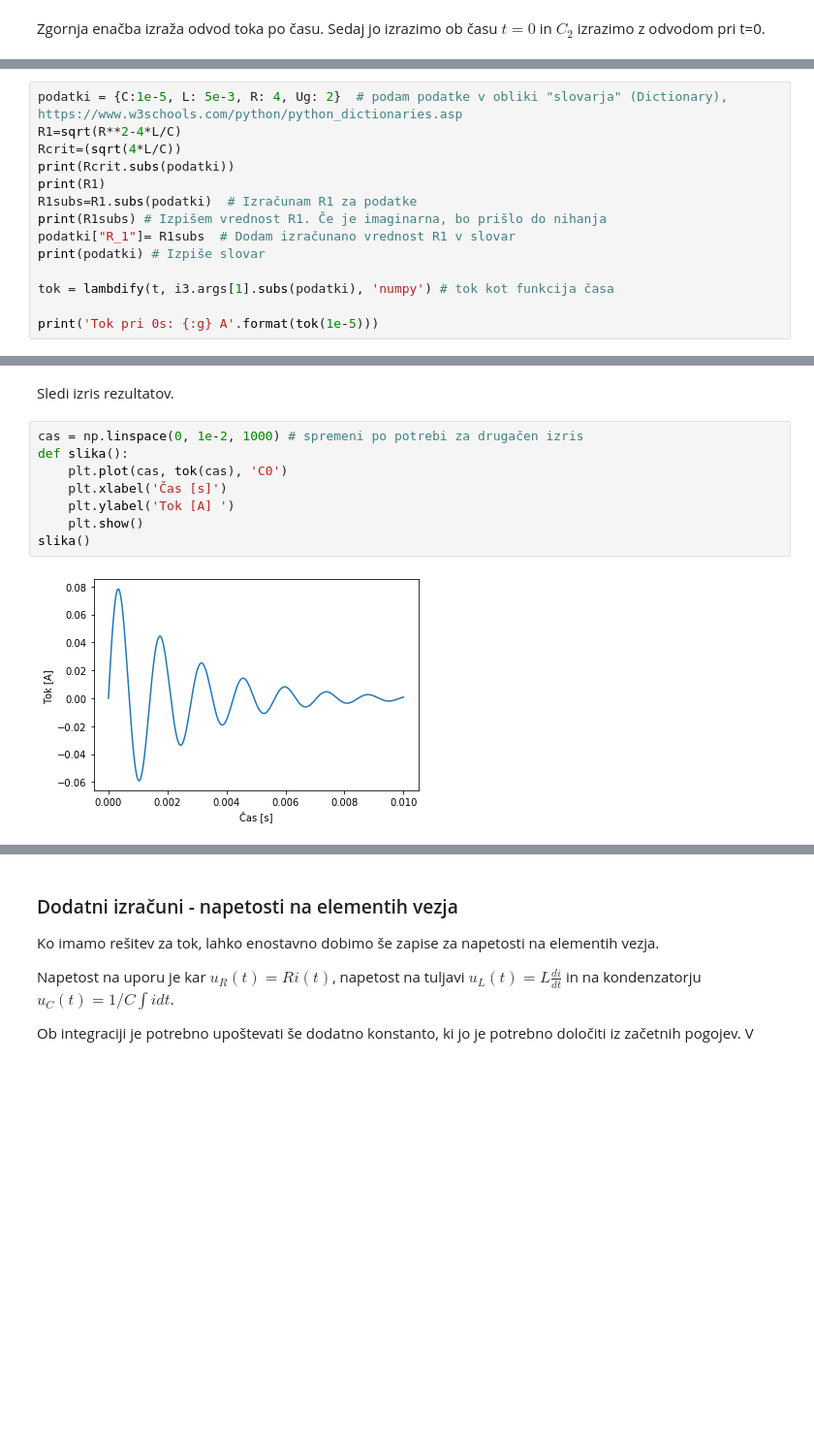
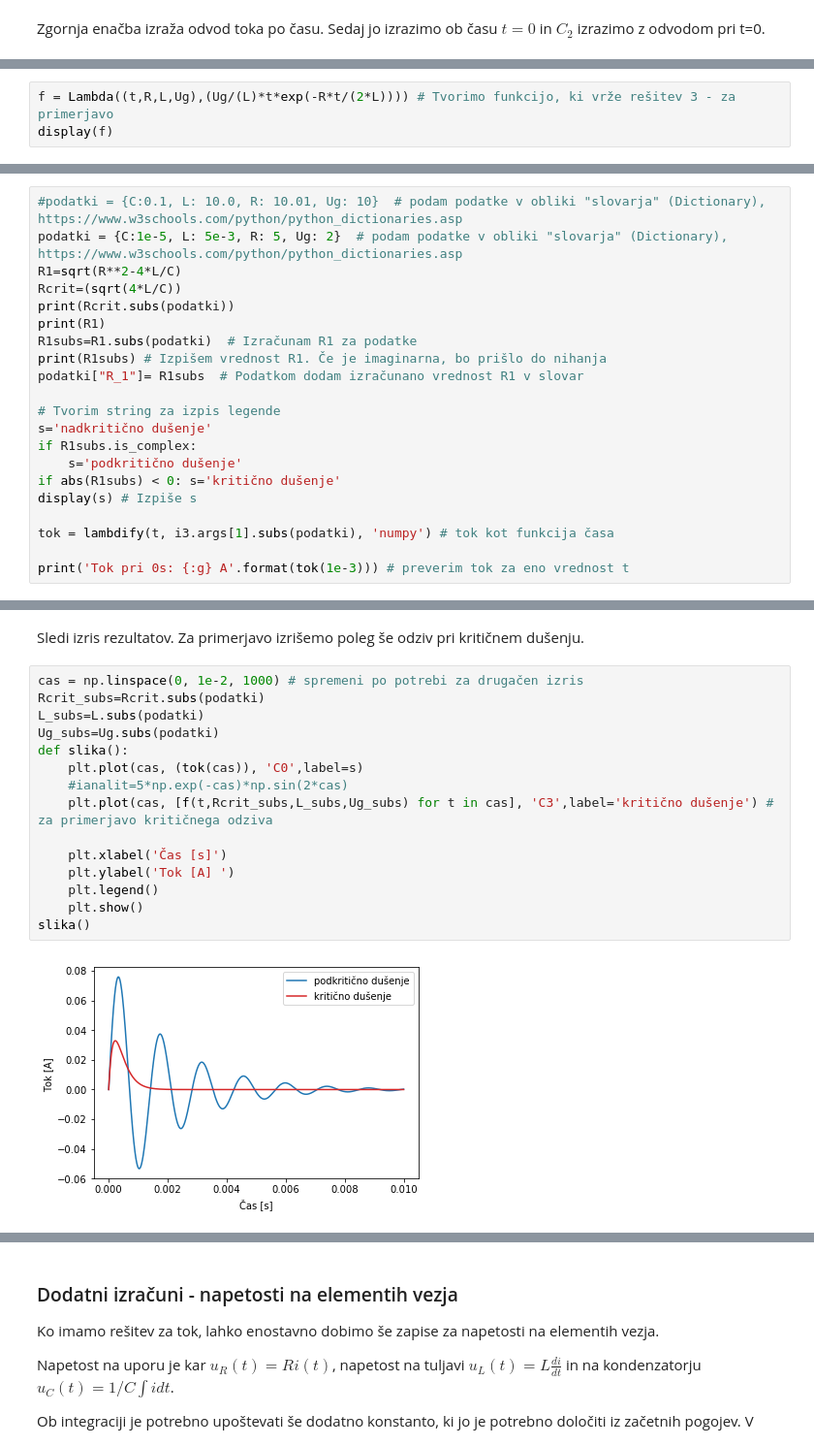
Before and after one commit to osnove/Dodatno, a Jupyter notebook: Primer_diff_enacbe_analiticno-numericno_RLC.ipynb, the cells around one changed output, grey strips where cells are left out. Shown: that part at 97% size. Saved outputs shown, nothing was run; the diff lists cells and outputs as text; blank space fills up the shorter version.

```diff
--- a/Primer_diff_enacbe_analiticno-numericno_RLC.ipynb
+++ b/Primer_diff_enacbe_analiticno-numericno_RLC.ipynb
@@ -105,0 +119,3 @@ simplify(i3)
+# %%
+f = Lambda((t,R,L,Ug),(Ug/(L)*t*exp(-R*t/(2*L)))) # Tvorimo funkcijo, ki vrže rešitev 3 - za primerjavo
+display(f)
@@ -110,17 +128,24 @@ Pripravimo podatke za izračune in izris. Za to uporabimo funkcijo $lambdify$, k
 # %%
-podatki = {C:1e-5, L: 5e-3, R: 4, Ug: 2}  # podam podatke v obliki "slovarja" (Dictionary), https://www.w3schools.com/python/python_dictionaries.asp
+#podatki = {C:0.1, L: 10.0, R: 10.01, Ug: 10}  # podam podatke v obliki "slovarja" (Dictionary), https://www.w3schools.com/python/python_dictionaries.asp
+podatki = {C:1e-5, L: 5e-3, R: 5, Ug: 2}  # podam podatke v obliki "slovarja" (Dictionary), https://www.w3schools.com/python/python_dictionaries.asp
 R1=sqrt(R**2-4*L/C)
 Rcrit=(sqrt(4*L/C))
 print(Rcrit.subs(podatki))
 print(R1)
 R1subs=R1.subs(podatki)  # Izračunam R1 za podatke
 print(R1subs) # Izpišem vrednost R1. Če je imaginarna, bo prišlo do nihanja
-podatki["R_1"]= R1subs  # Dodam izračunano vrednost R1 v slovar
-print(podatki) # Izpiše slovar
+podatki["R_1"]= R1subs  # Podatkom dodam izračunano vrednost R1 v slovar
+
+# Tvorim string za izpis legende
+s='nadkritično dušenje'
+if R1subs.is_complex:
+    s='podkritično dušenje'
+if abs(R1subs) < 0: s='kritično dušenje'
+display(s) # Izpiše s
 
 tok = lambdify(t, i3.args[1].subs(podatki), 'numpy') # tok kot funkcija časa
 
-print('Tok pri 0s: {:g} A'.format(tok(1e-5)))
+print('Tok pri 0s: {:g} A'.format(tok(1e-3))) # preverim tok za eno vrednost t
 # %% [output]
 44.7213595499958
 sqrt(R**2 - 4*L/C)
@@ -130,14 +155,21 @@ Tok pri 0s: 0.00398271+0j A
-# %% [markdown]
-Sledi izris rezultatov.
+# %% [markdown]
+Sledi izris rezultatov. Za primerjavo izrišemo poleg še odziv pri kritičnem dušenju.
 # %%
 cas = np.linspace(0, 1e-2, 1000) # spremeni po potrebi za drugačen izris
+Rcrit_subs=Rcrit.subs(podatki)
+L_subs=L.subs(podatki)
+Ug_subs=Ug.subs(podatki)
 def slika():
-    plt.plot(cas, tok(cas), 'C0')
+    plt.plot(cas, (tok(cas)), 'C0',label=s)
+    #ianalit=5*np.exp(-cas)*np.sin(2*cas)
+    plt.plot(cas, [f(t,Rcrit_subs,L_subs,Ug_subs) for t in cas], 'C3',label='kritično dušenje') # za primerjavo kritičnega odziva
+
     plt.xlabel('Čas [s]')
     plt.ylabel('Tok [A] ')
+    plt.legend()
     plt.show()
 slika()
 # %% [output]
-[figure, old version]
+[figure, new version]
 # %% [markdown]
 ### Opravi naslednje analize:
```
Also changed, not shown: parts of 31 cells of this notebook, 1 other file.
